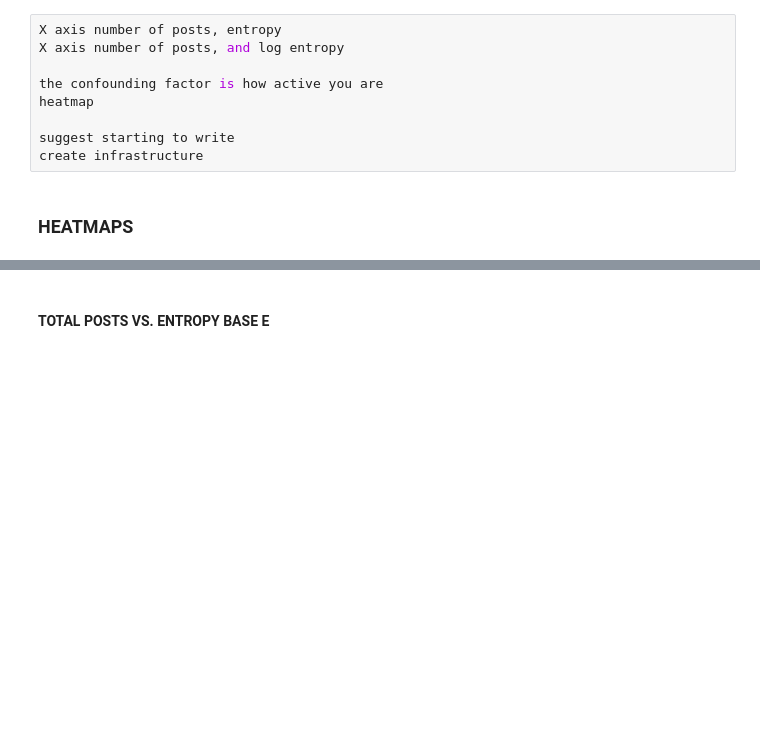
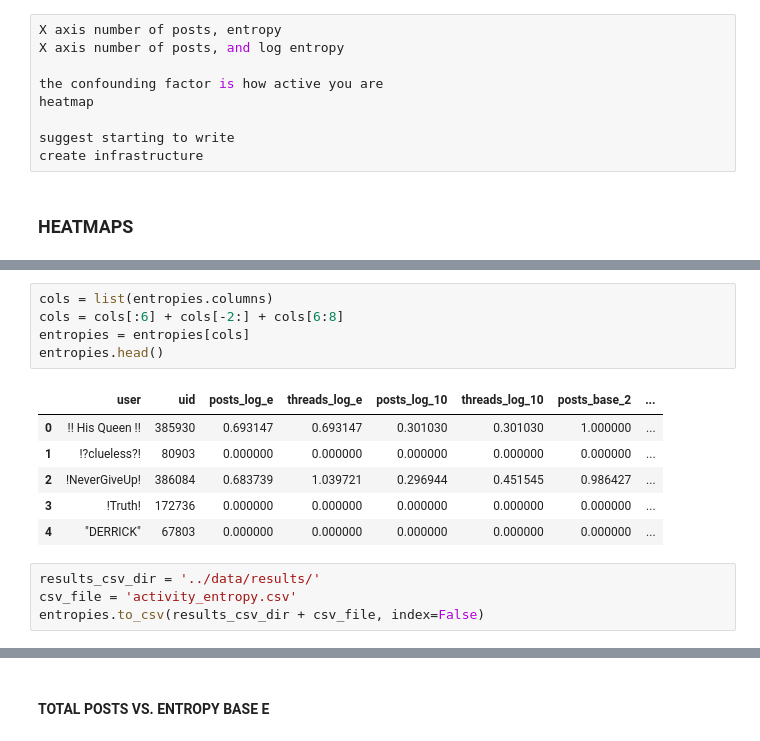
Before and after one commit to skilfullycurled/prisontalk, a Jupyter notebook: Entropy/Entropy.ipynb, the cells around one changed output, grey strips where cells are left out. Cells and saved outputs as stored; diff of their text form; blank space fills up the shorter version.

```diff
--- a/Entropy/Entropy.ipynb
+++ b/Entropy/Entropy.ipynb
@@ -472,0 +525,16 @@ create infrastructure
+# %%
+cols = list(entropies.columns)
+cols = cols[:6] + cols[-2:] + cols[6:8]
+entropies = entropies[cols]
+entropies.head()
+# %% [output]
+|  | user | uid | posts_log_e | threads_log_e | posts_log_10 | threads_log_10 | posts_base_2 | ... |
+| 0 | !! His Queen !! | 385930 | 0.693147 | 0.693147 | 0.301030 | 0.301030 | 1.000000 | ... |
+| 1 | !?clueless?! | 80903 | 0.000000 | 0.000000 | 0.000000 | 0.000000 | 0.000000 | ... |
+| 2 | !NeverGiveUp! | 386084 | 0.683739 | 1.039721 | 0.296944 | 0.451545 | 0.986427 | ... |
+| 3 | !Truth! | 172736 | 0.000000 | 0.000000 | 0.000000 | 0.000000 | 0.000000 | ... |
+| 4 | "DERRICK" | 67803 | 0.000000 | 0.000000 | 0.000000 | 0.000000 | 0.000000 | ... |
+# %%
+results_csv_dir = '../data/results/'
+csv_file = 'activity_entropy.csv'
+entropies.to_csv(results_csv_dir + csv_file, index=False)
```
Also changed, not shown: parts of 23 cells of this notebook.
